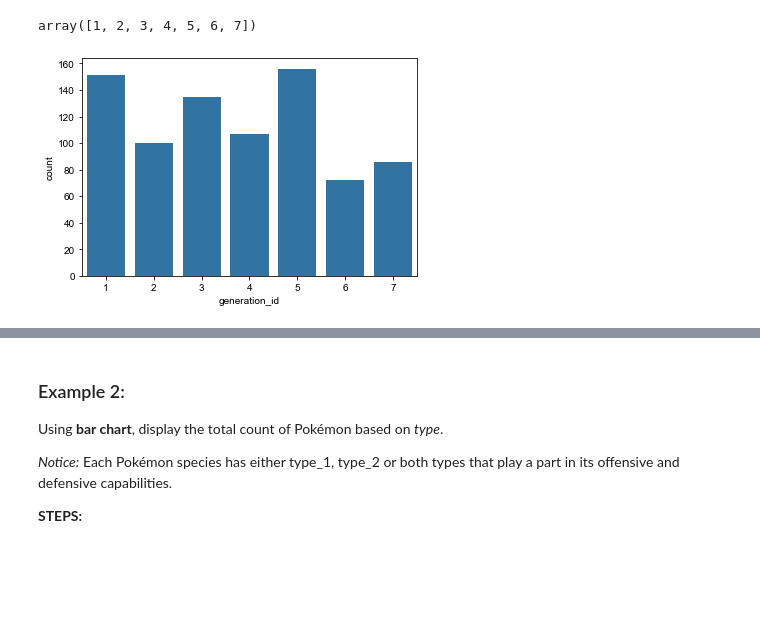
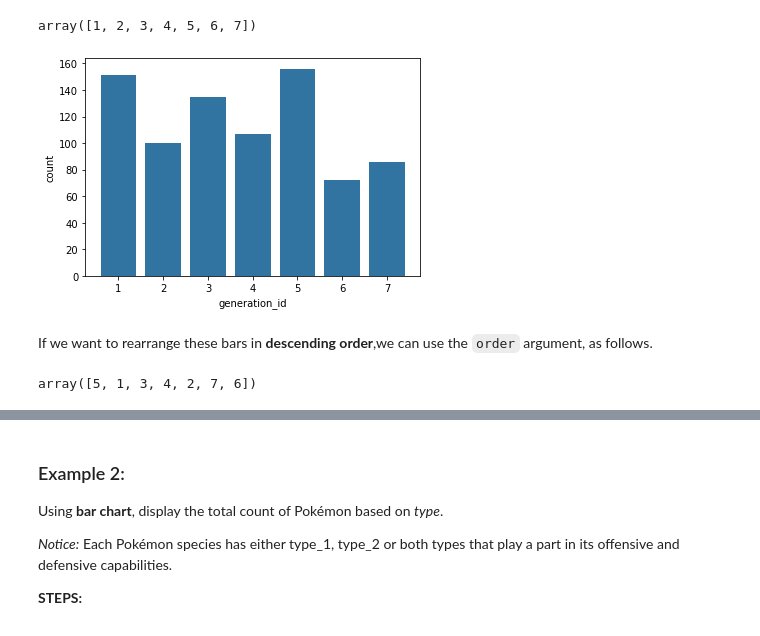
Before and after one commit to Alex-YuZ/Visualization-Using-Python, a Jupyter notebook: Bar_Chart.ipynb, the cells around one changed output, grey strips where cells are left out. Cells and saved outputs as stored; diff of their text form; code cells hidden in the pictures; blank space fills up the shorter version.

```diff
--- a/Bar_Chart.ipynb
+++ b/Bar_Chart.ipynb
@@ -11,7 +8,7 @@ os.chdir("projects_on_GitHub/data_viz/Visualization_with_mpl_and_sns")
 
 Display the count of Pokémon introduced in each generation using **bar chart** with the 'generation_id' column.
 # %%
-pokemon = pd.read_csv('pokemon.csv')
+pokemon = pd.read_csv('data/pokemon.csv')
 pokemon.head()
 # %% [output]
 |  | id | species | generation_id | height | weight | base_experience | type_1 | type_2 | hp | ... |
@@ -27,6 +44,15 @@ array([1, 2, 3, 4, 5, 6, 7])
 # %%
 base_color = sns.color_palette()[0]
 
-sns.countplot(data=pokemon, x='generation_id', color=base_color);
+sns.countplot(data=pokemon, x='generation_id', color=base_color)
+
+# Make margins of bars at head and tail less closer to the axis (spines)
+plt.margins(.05);
 # %% [output]
-[figure, old version]
+[figure, new version]
+# %% [markdown]
+If we want to rearrange these bars in **descending order**,we can use the `order` argument, as follows.
+# %%
+pokemon.generation_id.value_counts().index.values
+# %% [output]
+array([5, 1, 3, 4, 2, 7, 6])
```
Also changed, not shown: parts of 17 cells of this notebook.
